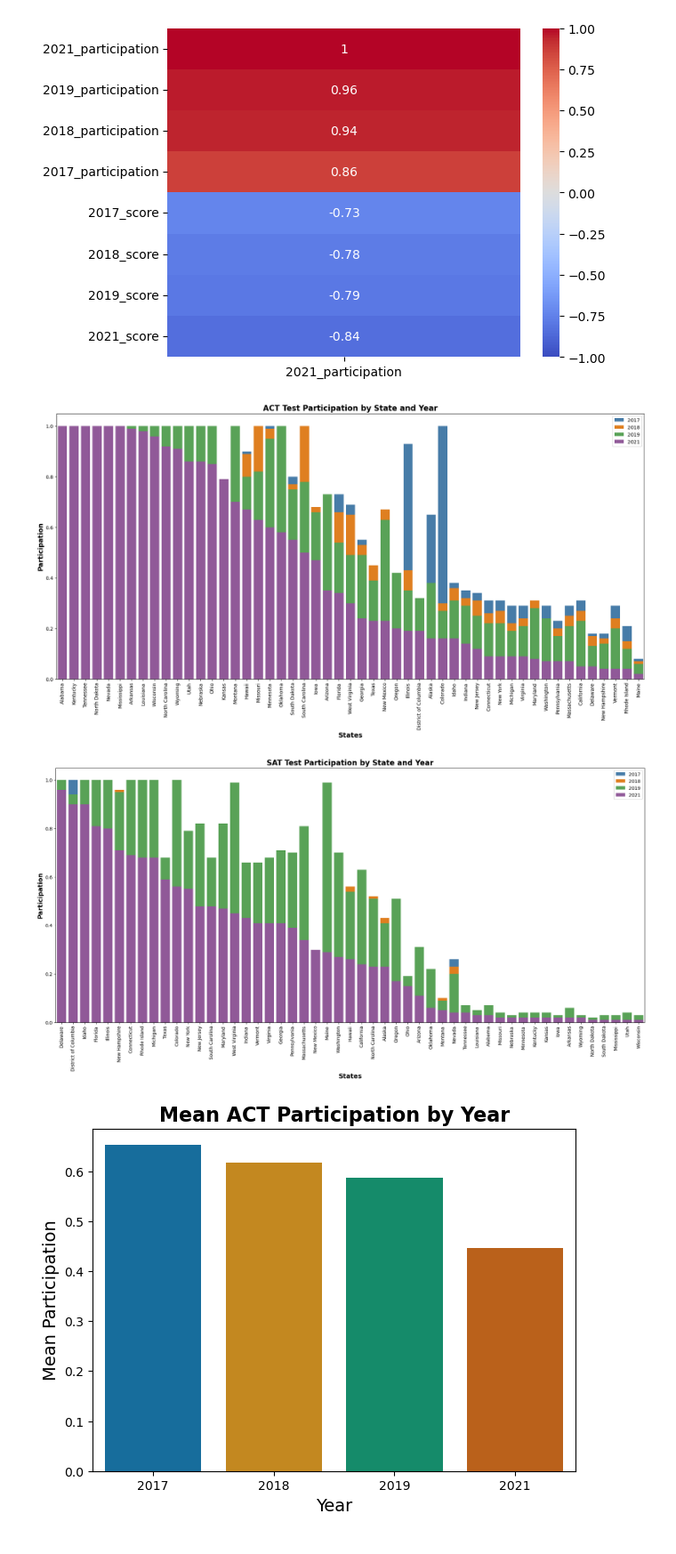
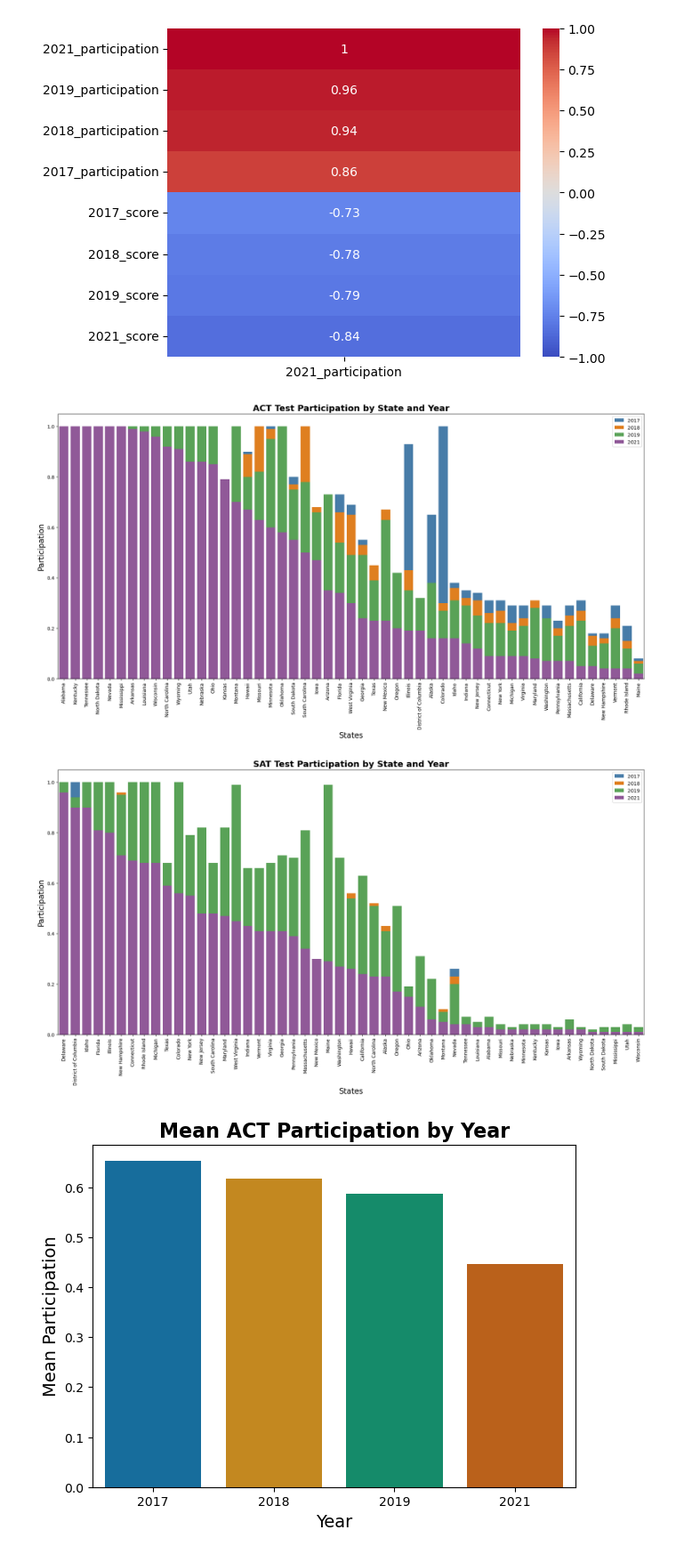
Before and after one commit to argishtiovsepyan/Standardized_Test_Analysis, a Jupyter notebook: code/argishti_project_1.ipynb, the cells around one changed output. Shown: that part at 89% size. Saved outputs shown, nothing was run; the diff lists cells and outputs as text; code cells hidden in the pictures.

```diff
--- a/code/argishti_project_1.ipynb
+++ b/code/argishti_project_1.ipynb
@@ -770,34 +770,34 @@ sns.barplot(x=act_part_state['state'], y=act_part_state['2018_participation'], c
 sns.barplot(x=act_part_state['state'], y=act_part_state['2019_participation'], color='#4daf4a', label='2019')
 sns.barplot(x=act_part_state['state'], y=act_part_state['2021_participation'], color='#984ea3', label='2021')
 
-plt.xlabel('States', fontweight="bold", fontsize=14)
-plt.ylabel('Participation', fontweight="bold", fontsize=14)
-plt.title('ACT Test Participation by State and Year', fontweight="bold", fontsize=16)
+plt.xlabel('States', fontsize=16)
+plt.ylabel('Participation', fontsize=16)
+plt.title('ACT Test Participation by State and Year', fontweight="bold", fontsize=18)
 plt.legend()
 
 plt.xticks(rotation=90)
 plt.show()
 # %% [output]
-[figure, old version]
+[figure, new version]
 # %%
-plt.figure(figsize=(23, 10))
+plt.figure(figsize=(22, 10))
 
 sat_part_state = df_sat.sort_values('2021_participation', ascending=False)
 
 sns.barplot(x=sat_part_state['state'], y=sat_part_state['2017_participation'], color='#377eb8', label='2017')
 sns.barplot(x=sat_part_state['state'], y=sat_part_state['2018_participation'], color='#ff7f00', label='2018')
 sns.barplot(x=sat_part_state['state'], y=sat_part_state['2019_participation'], color='#4daf4a', label='2019')
 sns.barplot(x=sat_part_state['state'], y=sat_part_state['2021_participation'], color='#984ea3', label='2021')
 
-plt.xlabel('States', fontweight="bold", fontsize=14)
-plt.ylabel('Participation', fontweight="bold", fontsize=14)
-plt.title('SAT Test Participation by State and Year', fontweight="bold", fontsize=16)
+plt.xlabel('States', fontsize=16)
+plt.ylabel('Participation', fontsize=16)
+plt.title('SAT Test Participation by State and Year', fontweight="bold", fontsize=18)
 plt.legend()
 
 plt.xticks(rotation=90)
 plt.show()
 # %% [output]
-[figure, old version]
+[figure, new version]
 # %%
 act_part_national = {'Year': ['2017', '2018', '2019', '2021'],'Mean Participation': [mean_act['2017_participation'],mean_act['2018_participation'],mean_act['2019_participation'],mean_act['2021_participation']]}
 
```
